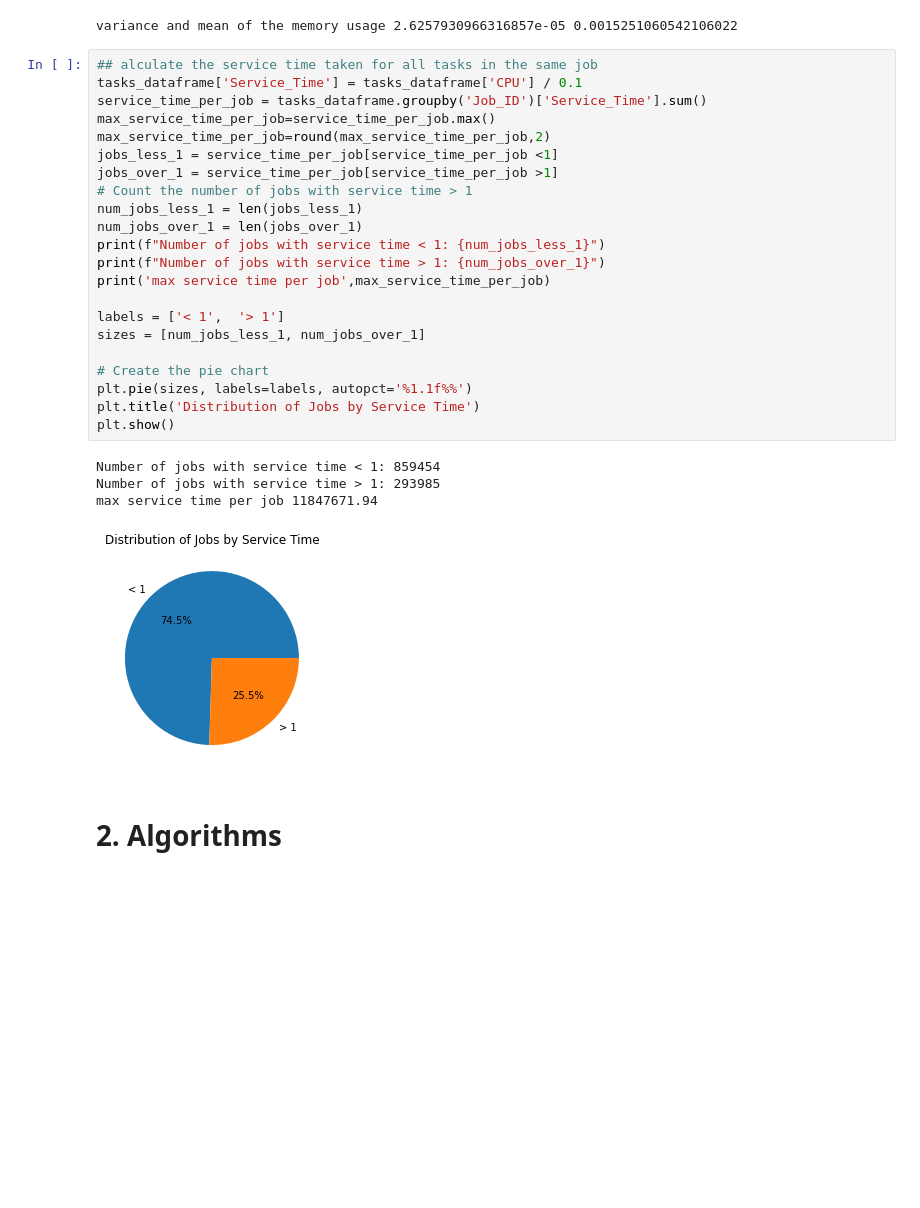
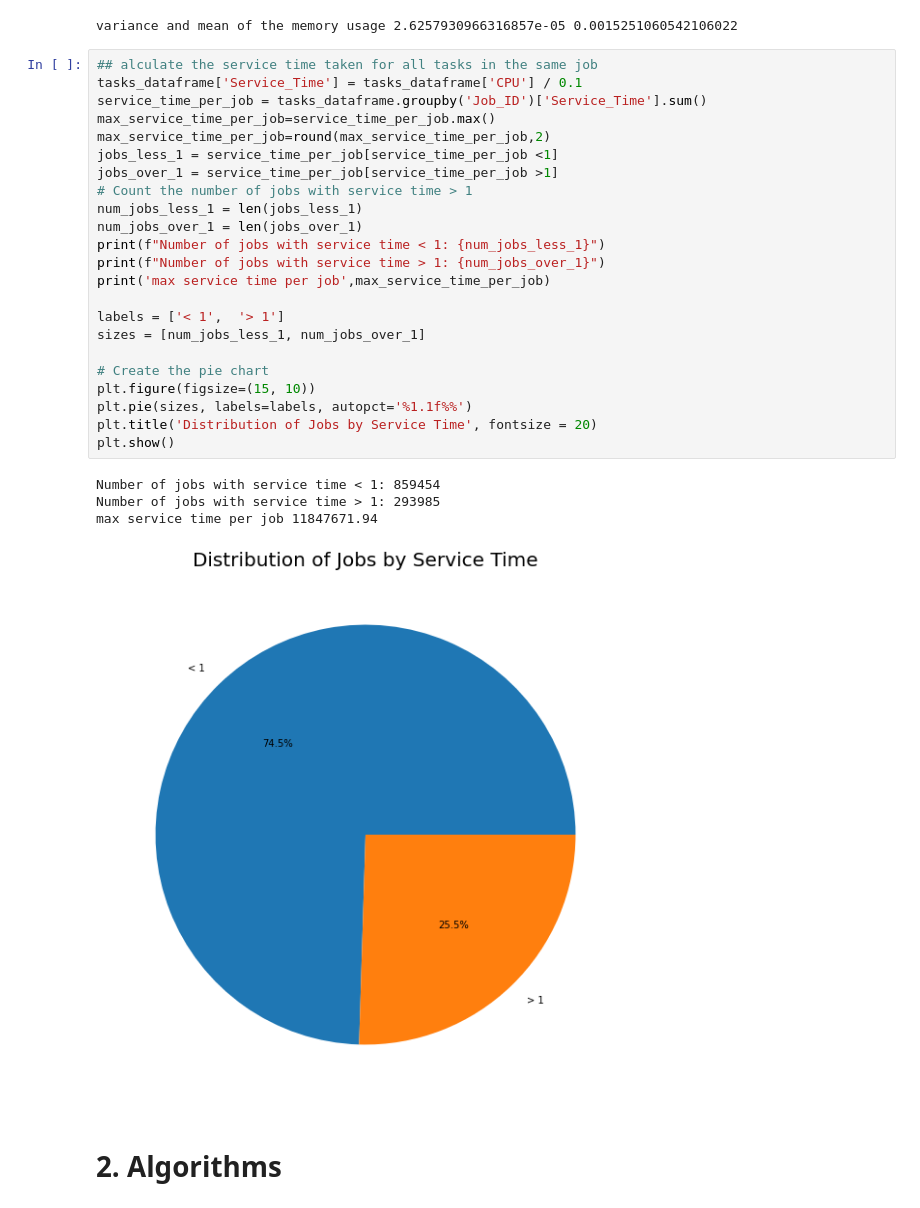
Before and after one commit to maryyyyna/Networking-for-Big-Data-and-Laboratory, a Jupyter notebook: CH2_DataCenter.ipynb, the cells around one changed output. Saved outputs shown, nothing was run; the diff lists cells and outputs as text; blank space fills up the shorter version.

```diff
--- a/CH2_DataCenter.ipynb
+++ b/CH2_DataCenter.ipynb
@@ -107,30 +108,31 @@ variance and mean of the memory usage 2.6257930966316857e-05 0.00152510605421060
 # %%
 ## alculate the service time taken for all tasks in the same job
 tasks_dataframe['Service_Time'] = tasks_dataframe['CPU'] / 0.1
 service_time_per_job = tasks_dataframe.groupby('Job_ID')['Service_Time'].sum()
 max_service_time_per_job=service_time_per_job.max()
 max_service_time_per_job=round(max_service_time_per_job,2)
 jobs_less_1 = service_time_per_job[service_time_per_job <1]
 jobs_over_1 = service_time_per_job[service_time_per_job >1]
 # Count the number of jobs with service time > 1
 num_jobs_less_1 = len(jobs_less_1)
 num_jobs_over_1 = len(jobs_over_1)
 print(f"Number of jobs with service time < 1: {num_jobs_less_1}")
 print(f"Number of jobs with service time > 1: {num_jobs_over_1}")
 print('max service time per job',max_service_time_per_job)
 
 labels = ['< 1',  '> 1']
 sizes = [num_jobs_less_1, num_jobs_over_1]
 
 # Create the pie chart
+plt.figure(figsize=(15, 10))
 plt.pie(sizes, labels=labels, autopct='%1.1f%%')
-plt.title('Distribution of Jobs by Service Time')
+plt.title('Distribution of Jobs by Service Time', fontsize = 20)
 plt.show()
 # %% [output]
 Number of jobs with service time < 1: 859454
 Number of jobs with service time > 1: 293985
 max service time per job 11847671.94
-[figure, old version]
+[figure, new version]
 # %% [markdown]
 # 2. Algorithms
 # %% [markdown]
```
Also changed, not shown: parts of 12 cells of this notebook.
